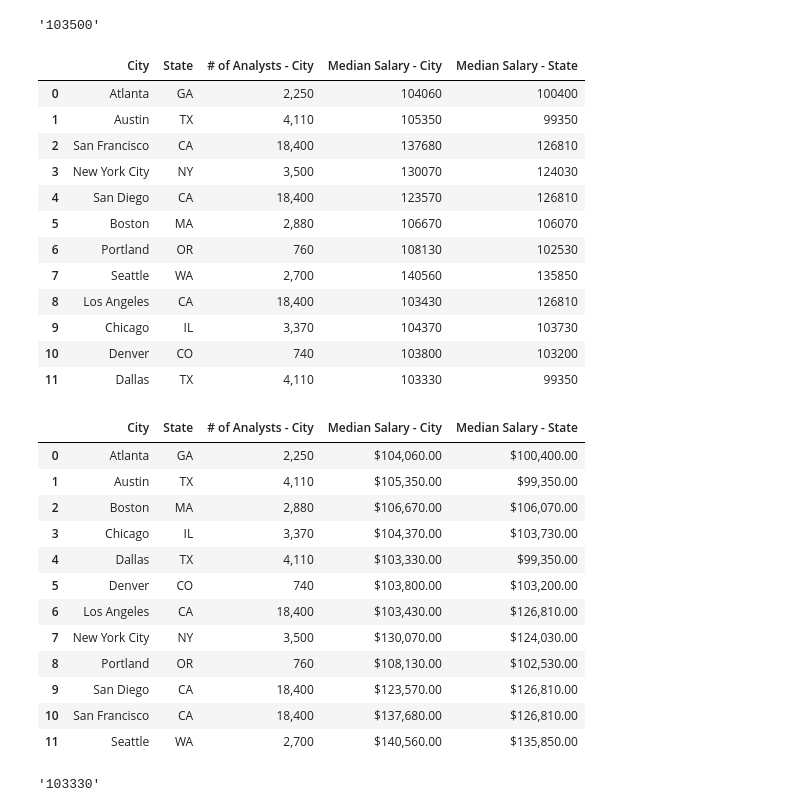
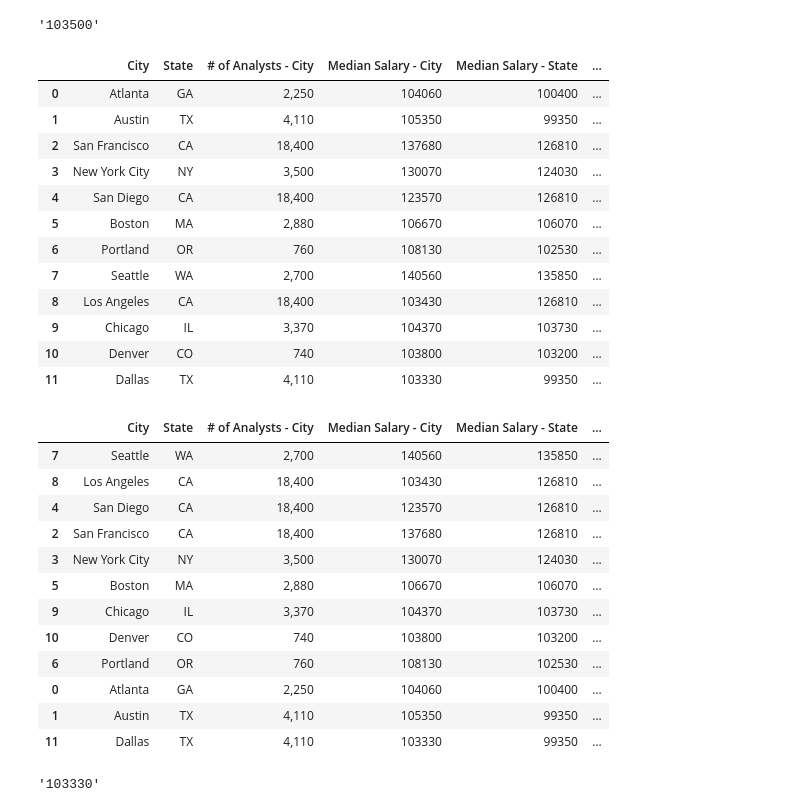
Before and after one commit to peatk/Group3_Project_-1, a Jupyter notebook: DataAnalysisWorkingBook.ipynb, the cells around one changed output. Saved outputs shown, nothing was run; the diff lists cells and outputs as text; code cells hidden in the pictures.

Commit message:
Updated for graphinh and formatted DF when ready

```diff
--- a/DataAnalysisWorkingBook.ipynb
+++ b/DataAnalysisWorkingBook.ipynb
@@ -29,7 +29,7 @@ city_state = {
     'State': ["GA", "TX", "CA", "NY", "CA", "MA", "OR", "WA", "CA", "IL", "CO", "TX"]}
 
 dataframe_1 = pd.DataFrame(city_state)
-dataframe_1[['# of Analysts - City', 'Median Salary - City','Median Salary - State']] = ""
+dataframe_1[['# of Analysts - City', 'Median Salary - City','Median Salary - State', "Median Salary - National"]] = ""
 
 dataframe_1
 # %% [output]
@@ -94,70 +94,83 @@ for index, row in dataframe_1.iterrows():
     state = dataframe_1.loc[index, "State"]
     # Add the current City type to the parameters
     api_url =  f"{base_url}{city}%2C%20{state}{params}"
 
     response_1 = requests.get(api_url, headers = headers).json()
     results = response_1['OccupationDetail'][0]['Wages']['BLSAreaWagesList']
     results_state = response_1['OccupationDetail'][0]['Wages']['StateWagesList']
+    results_national = response_1["OccupationDetail"][0]["Wages"]["NationalWagesList"]
+
 #     results_2 = response["OccupationDetail"][0]['Projections']['Projections'][0]['ProjectedEmployment']
 
     try:
         #Projected Jobs
         projected_jobs = response_1["OccupationDetail"][0]['Projections']['Projections'][0]['EstimatedEmployment']
         dataframe_1.loc[index, '# of Analysts - City'] = projected_jobs
+
+        #Median Salart National add
+        median_salary_national = [x['Median'] for x in results if x['RateType']=='Annual' ][0]
+        dataframe_1.loc[index, 'Median Salary - National'] = median_salary_national
+
 
 #       help from tutor Median Salart for city
         median_salary = [x['Median'] for x in results if x['RateType']=='Annual' ][0]
         dataframe_1.loc[index, 'Median Salary - City'] = median_salary
 
         #Median Salary for State
         median_salary_state = [x['Median'] for x in results_state if x['RateType']=='Annual' ][0]
         dataframe_1.loc[index, 'Median Salary - State'] = median_salary_state
 
+                #Median Salart National add
+        median_salary_national = [x['Median'] for x in results_national if x['RateType']=='Annual' ][0]
+        dataframe_1.loc[index, 'Median Salary - National'] = median_salary_national
+
     except (KeyError, IndexError):
         dataframe_1.loc[index, 'Median Salary - City'] = "Didnt find anything"
         dataframe_1.loc[index, '# of Analysts - City'] = "Didnt find anything"
         dataframe_1.loc[index, 'Median Salaty - State'] = "Didnt find anything"
 
 
 dataframe_1
 # %% [output]
-|  | City | State | # of Analysts - City | Median Salary - City | Median Salary - State |
-| 0 | Atlanta | GA | 2,250 | 104060 | 100400 |
-| 1 | Austin | TX | 4,110 | 105350 | 99350 |
-| 2 | San Francisco | CA | 18,400 | 137680 | 126810 |
-| 3 | New York City | NY | 3,500 | 130070 | 124030 |
-| 4 | San Diego | CA | 18,400 | 123570 | 126810 |
-| 5 | Boston | MA | 2,880 | 106670 | 106070 |
-| 6 | Portland | OR | 760 | 108130 | 102530 |
-| 7 | Seattle | WA | 2,700 | 140560 | 135850 |
-| 8 | Los Angeles | CA | 18,400 | 103430 | 126810 |
-| 9 | Chicago | IL | 3,370 | 104370 | 103730 |
-| 10 | Denver | CO | 740 | 103800 | 103200 |
-| 11 | Dallas | TX | 4,110 | 103330 | 99350 |
+|  | City | State | # of Analysts - City | Median Salary - City | Median Salary - State | ... |
+| 0 | Atlanta | GA | 2,250 | 104060 | 100400 | ... |
+| 1 | Austin | TX | 4,110 | 105350 | 99350 | ... |
+| 2 | San Francisco | CA | 18,400 | 137680 | 126810 | ... |
+| 3 | New York City | NY | 3,500 | 130070 | 124030 | ... |
+| 4 | San Diego | CA | 18,400 | 123570 | 126810 | ... |
+| 5 | Boston | MA | 2,880 | 106670 | 106070 | ... |
+| 6 | Portland | OR | 760 | 108130 | 102530 | ... |
+| 7 | Seattle | WA | 2,700 | 140560 | 135850 | ... |
+| 8 | Los Angeles | CA | 18,400 | 103430 | 126810 | ... |
+| 9 | Chicago | IL | 3,370 | 104370 | 103730 | ... |
+| 10 | Denver | CO | 740 | 103800 | 103200 | ... |
+| 11 | Dallas | TX | 4,110 | 103330 | 99350 | ... |
 # %%
 #Formatting into Dollars and Alhpabetize
 formatted_df = dataframe_1.copy()
 formatted_df = formatted_df.sort_values(by='City', ascending=True)
-formatted_df['Median Salary - City'] = formatted_df['Median Salary - City'].astype(float).map("${:,.2f}".format)
-formatted_df['Median Salary - State'] = formatted_df['Median Salary - State'].astype(float).map("${:,.2f}".format)
+formatted_df['Median Salary - City'] = formatted_df['Median Salary - City'].astype(int)
+formatted_df['Median Salary - State'] = formatted_df['Median Salary - State'].astype(int)
+formatted_df['Median Salary - National'] = formatted_df['Median Salary - National'].astype(int)
 
-formatted_df.reset_index (drop=True)
-# highest_df = dataframe_1.sort_values('Median Salary - State', ascending=True)
-# highest_df
+#formatted_df['Median Salary - State'] = formatted_df['Median Salary - State'].map('${:,.2f}'.format)
+#formatted_df.reset_index (drop=True)
+highest_df = formatted_df.sort_values('Median Salary - State', ascending=False)
+highest_df
 # %% [output]
-|  | City | State | # of Analysts - City | Median Salary - City | Median Salary - State |
-| 0 | Atlanta | GA | 2,250 | $104,060.00 | $100,400.00 |
-| 1 | Austin | TX | 4,110 | $105,350.00 | $99,350.00 |
-| 2 | Boston | MA | 2,880 | $106,670.00 | $106,070.00 |
-| 3 | Chicago | IL | 3,370 | $104,370.00 | $103,730.00 |
-| 4 | Dallas | TX | 4,110 | $103,330.00 | $99,350.00 |
-| 5 | Denver | CO | 740 | $103,800.00 | $103,200.00 |
-| 6 | Los Angeles | CA | 18,400 | $103,430.00 | $126,810.00 |
-| 7 | New York City | NY | 3,500 | $130,070.00 | $124,030.00 |
-| 8 | Portland | OR | 760 | $108,130.00 | $102,530.00 |
-| 9 | San Diego | CA | 18,400 | $123,570.00 | $126,810.00 |
-| 10 | San Francisco | CA | 18,400 | $137,680.00 | $126,810.00 |
-| 11 | Seattle | WA | 2,700 | $140,560.00 | $135,850.00 |
+|  | City | State | # of Analysts - City | Median Salary - City | Median Salary - State | ... |
+| 7 | Seattle | WA | 2,700 | 140560 | 135850 | ... |
+| 8 | Los Angeles | CA | 18,400 | 103430 | 126810 | ... |
+| 4 | San Diego | CA | 18,400 | 123570 | 126810 | ... |
+| 2 | San Francisco | CA | 18,400 | 137680 | 126810 | ... |
+| 3 | New York City | NY | 3,500 | 130070 | 124030 | ... |
+| 5 | Boston | MA | 2,880 | 106670 | 106070 | ... |
+| 9 | Chicago | IL | 3,370 | 104370 | 103730 | ... |
+| 10 | Denver | CO | 740 | 103800 | 103200 | ... |
+| 6 | Portland | OR | 760 | 108130 | 102530 | ... |
+| 0 | Atlanta | GA | 2,250 | 104060 | 100400 | ... |
+| 1 | Austin | TX | 4,110 | 105350 | 99350 | ... |
+| 11 | Dallas | TX | 4,110 | 103330 | 99350 | ... |
 # %%
 city_data =[]
 
```
Also changed, not shown: parts of 5 cells of this notebook.
